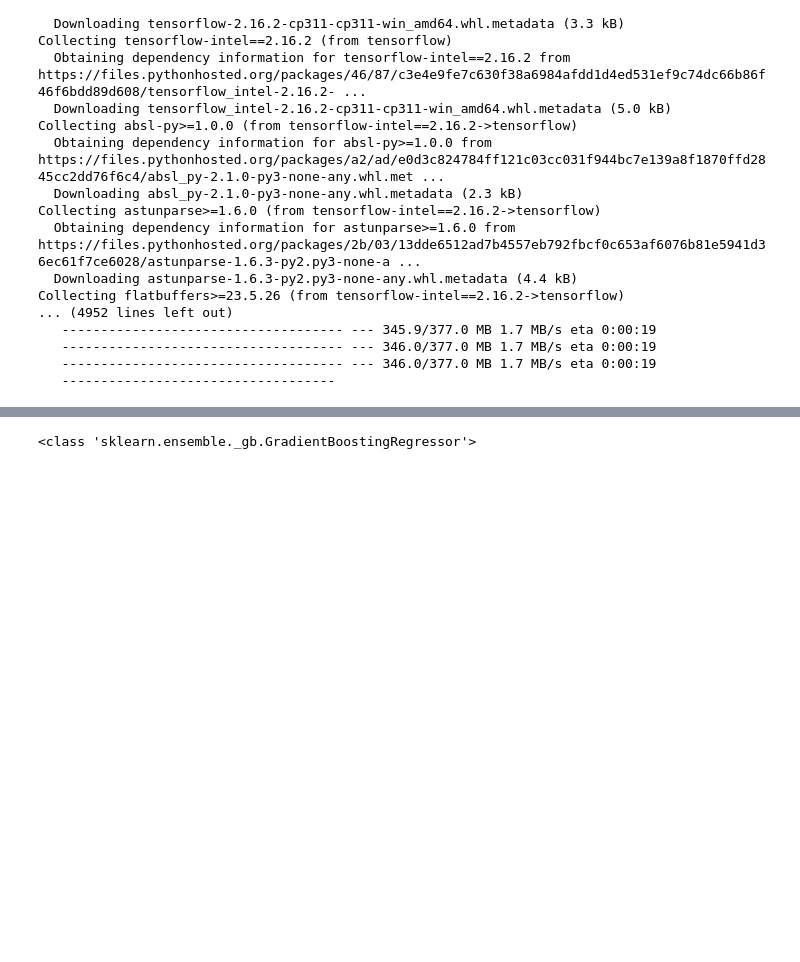
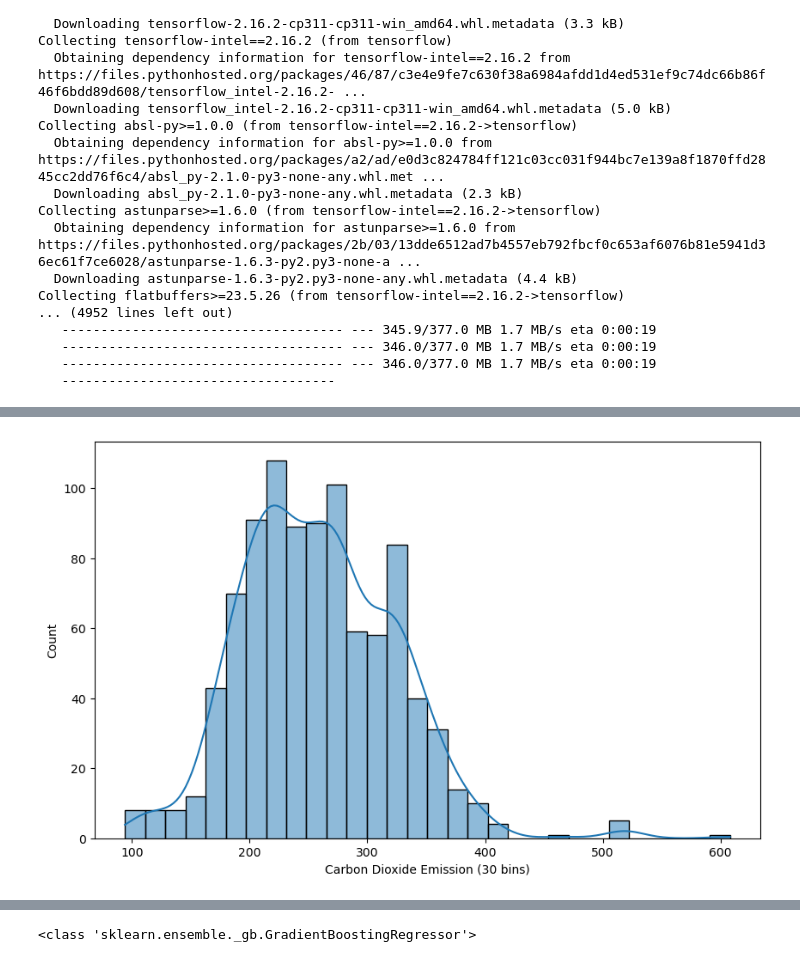
Before and after one commit to ritamerhi/datascience-project, a Jupyter notebook: jupyter_notebook/data-analysis.ipynb, the cells around one changed output, grey strips where cells are left out. Cells and saved outputs as stored; diff of their text form; code cells hidden in the pictures; blank space fills up the shorter version.

```diff
--- a/jupyter_notebook/data-analysis.ipynb
+++ b/jupyter_notebook/data-analysis.ipynb
@@ -490,0 +257,10 @@ CO2 Emissions v/s Transmission: Most of the cars with AS5 transmission emit CO2.
+# %%
+#Analyzing Target Variable
+
+plt.figure(figsize=(10, 6))
+sns.histplot(data['CO2_Emissions'], bins=30, kde=True)
+plt.xlabel('Carbon Dioxide Emission (30 bins)')
+
+plt.show()
+# %% [output]
+[figure, added]
```
Also changed, not shown: parts of 19 cells of this notebook, 1 other file.
